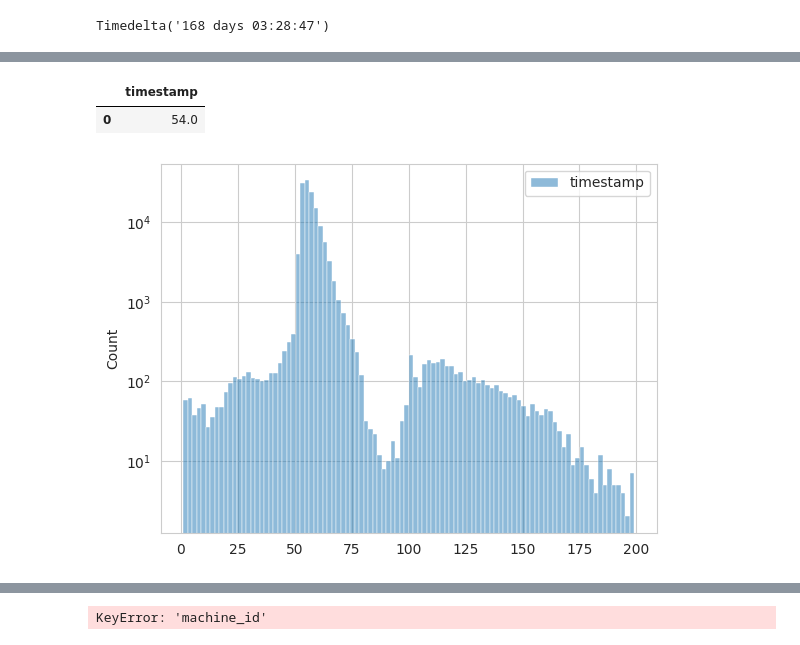
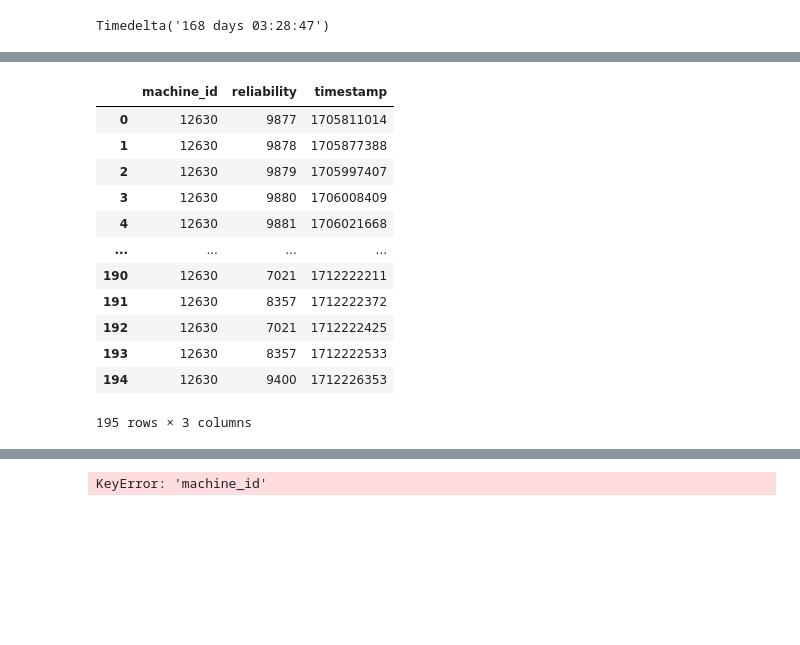
Before and after one commit to alkorolyov/vast-stats, a Jupyter notebook: notebooks/10 - tests.ipynb, the cells around one changed output, grey strips where cells are left out. Drawn from its saved outputs; the diff is of its cells as text; code cells hidden in the pictures; blank space fills up the shorter version.

```diff
--- a/notebooks/10 - tests.ipynb
+++ b/notebooks/10 - tests.ipynb
@@ -127,13 +113,19 @@ df.diff().query('timestamp < 200').describe()
-# %%
-df.diff().query('timestamp < 10000').mode()
-# %% [output]
-|  | timestamp |
-| 0 | 54.0 |
-# %%
-import seaborn as sns
-import matplotlib.pyplot as plt
-
-sns.histplot(df.diff().query('timestamp < 200'), bins=100);
-plt.yscale('log');
-# %% [output]
-[figure, removed]
+# %%
+dbm.connect()
+df = pd.read_sql('SELECT * FROM reliability_ts WHERE machine_id=12630', con=dbm.conn)
+dbm.close()
+df
+# %% [output]
+|  | machine_id | reliability | timestamp |
+| 0 | 12630 | 9877 | 1705811014 |
+| 1 | 12630 | 9878 | 1705877388 |
+| 2 | 12630 | 9879 | 1705997407 |
+| 3 | 12630 | 9880 | 1706008409 |
+| 4 | 12630 | 9881 | 1706021668 |
+| ... | ... | ... | ... |
+| 190 | 12630 | 7021 | 1712222211 |
+| 191 | 12630 | 8357 | 1712222372 |
+| 192 | 12630 | 7021 | 1712222425 |
+| 193 | 12630 | 8357 | 1712222533 |
+| 194 | 12630 | 9400 | 1712226353 |
+195 rows × 3 columns
```
Also changed, not shown: parts of 7 cells of this notebook.
